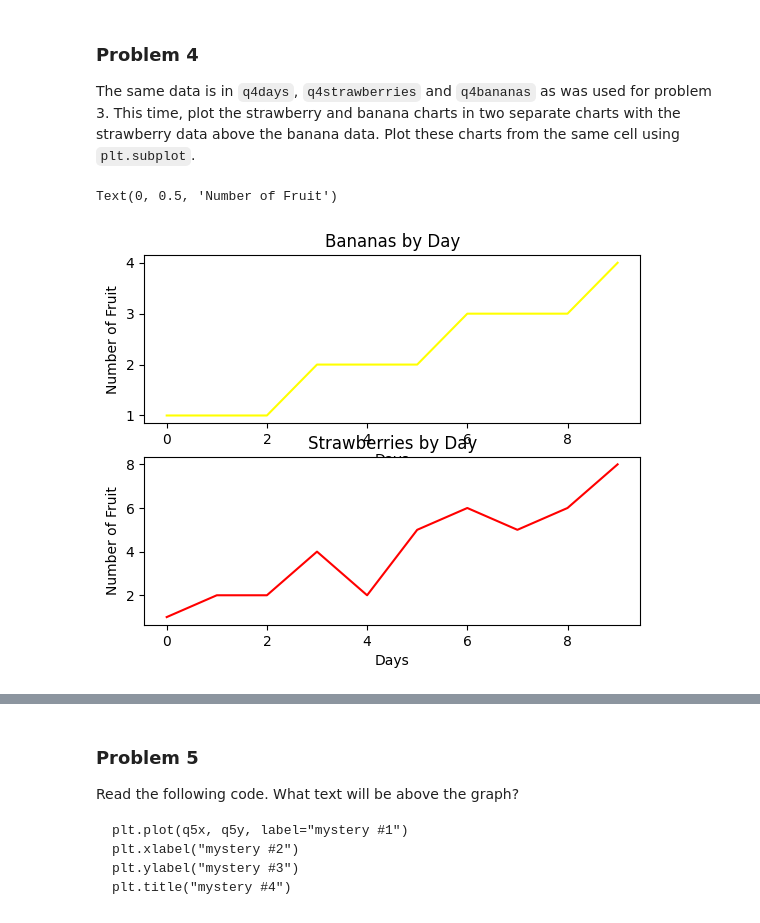
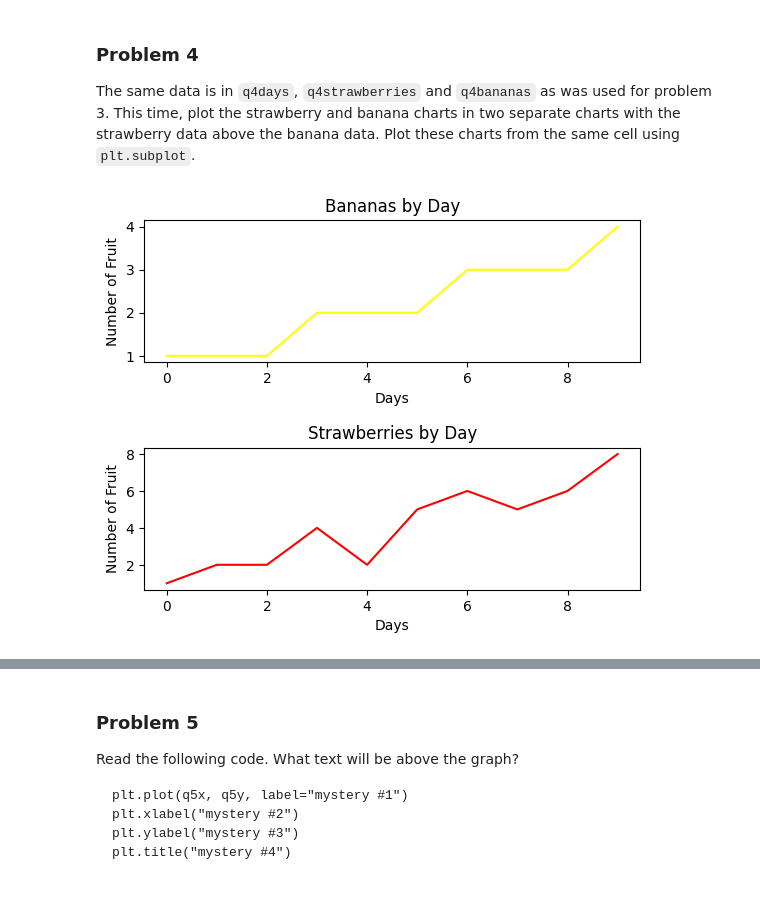
Before and after one commit to kmstepka/dx602-homework-05, a Jupyter notebook: homework.ipynb, the cells around one changed output, grey strips where cells are left out. Drawn from its saved outputs; the diff is of its cells as text; code cells hidden in the pictures.

```diff
--- a/homework.ipynb
+++ b/homework.ipynb
@@ -123,18 +121,24 @@ Text(0, 0.5, 'Number of Fruit')
 The same data is in `q4days`, `q4strawberries` and `q4bananas` as was used for problem 3.
 This time, plot the strawberry and banana charts in two separate charts with the strawberry data above the banana data.
 Plot these charts from the same cell using `plt.subplot`.
+# %%
+# DO NOT CHANGE
+
+q3days = range(10)
+q3strawberries = [1, 2, 2, 4, 2, 5, 6, 5, 6, 8]
+q3bananas = [1, 1, 1, 2, 2, 2, 3, 3, 3, 4]
 # %%
-# DO NOT CHANGE
+# YOUR CHANGES HERE
 plt.subplot(211)
 plt.plot(q3days, q3bananas, color="Yellow", label="Bananas")
 plt.title("Bananas by Day")
 plt.xlabel("Days")
 plt.ylabel("Number of Fruit")
 plt.subplot(212)
 plt.plot(q3days, q3strawberries, color="Red", label="Strawberries")
 plt.title("Strawberries by Day")
 plt.xlabel("Days")
 plt.ylabel("Number of Fruit")
+plt.subplots_adjust(hspace=.6)
 # %% [output]
-Text(0, 0.5, 'Number of Fruit')
-[figure, old version]
+[figure, new version]
```
Also changed, not shown: parts of 26 cells of this notebook, 1 other file.
